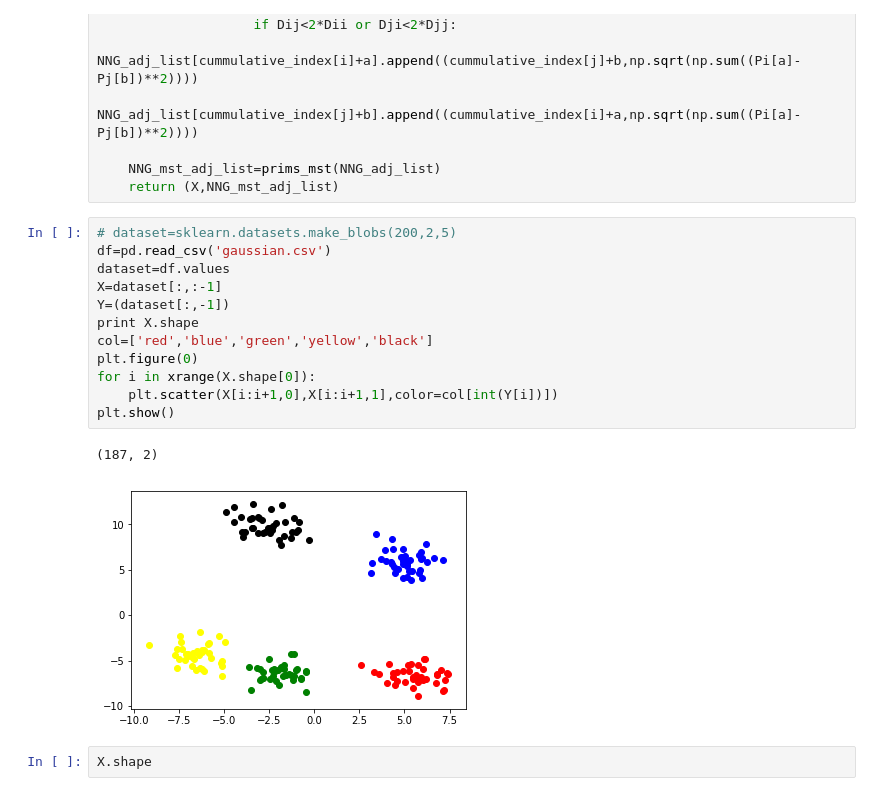
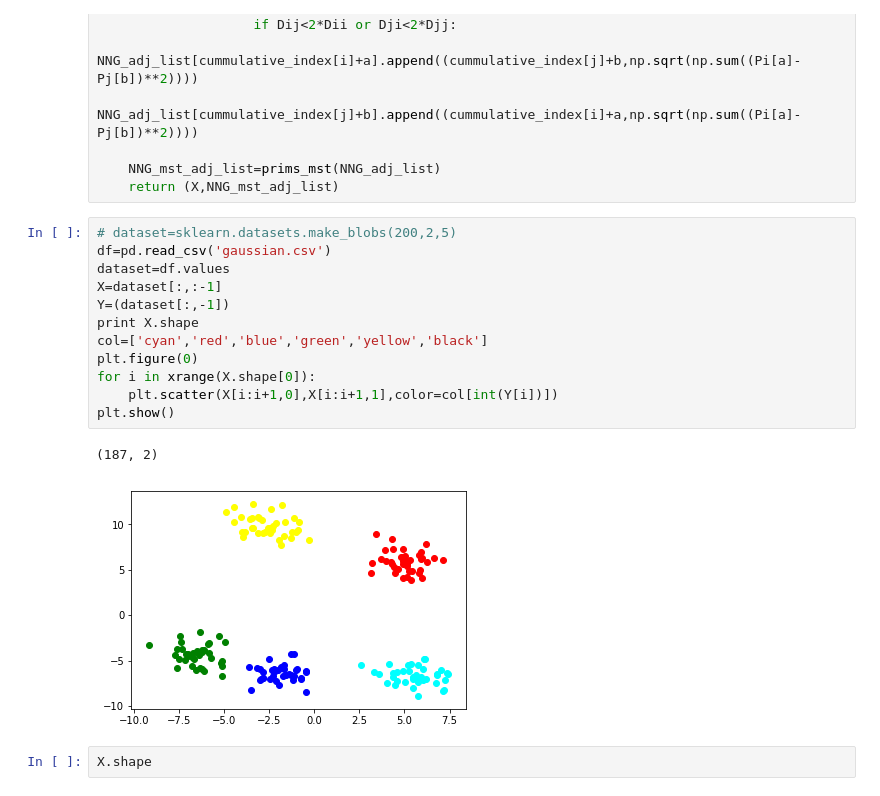
Before and after one commit to pradyumn014/GraphClustering, a Jupyter notebook: Fast Approximate MST clustering algorithm.ipynb, the cells around one changed output. Saved outputs shown, nothing was run; the diff lists cells and outputs as text.

```diff
--- a/Fast Approximate MST clustering algorithm.ipynb
+++ b/Fast Approximate MST clustering algorithm.ipynb
@@ -152,18 +152,18 @@ def pnng(dataset,partition_type='Bi-means'):
 # %%
 # dataset=sklearn.datasets.make_blobs(200,2,5)
 df=pd.read_csv('gaussian.csv')
 dataset=df.values
 X=dataset[:,:-1]
 Y=(dataset[:,-1])
 print X.shape
-col=['red','blue','green','yellow','black']
+col=['cyan','red','blue','green','yellow','black']
 plt.figure(0)
 for i in xrange(X.shape[0]):
     plt.scatter(X[i:i+1,0],X[i:i+1,1],color=col[int(Y[i])])
 plt.show()
 # %% [output]
 (187, 2)
-[figure, old version]
+[figure, new version]
 # %%
 X.shape
 # %% [output]
```
Also changed, not shown: parts of 27 cells of this notebook.
